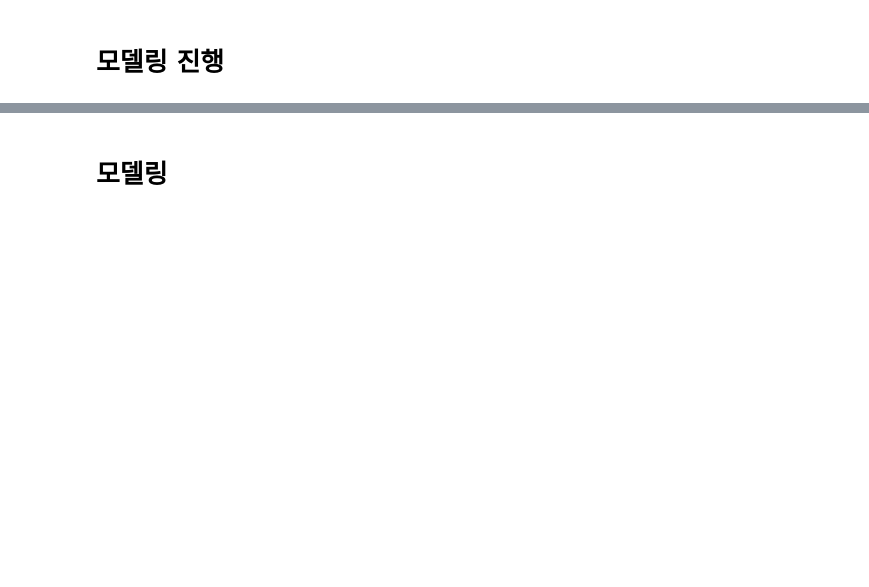
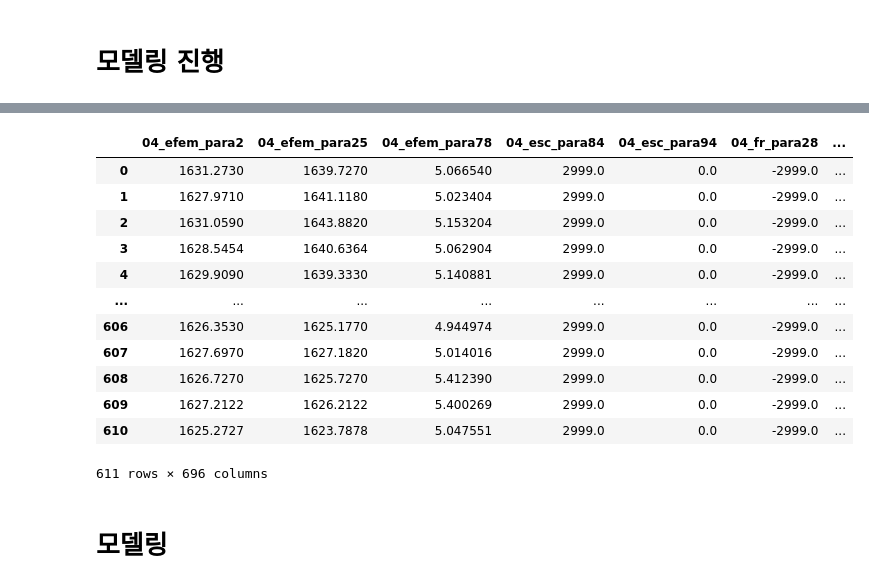
Before and after one commit to teddyroc/dttrain, a Jupyter notebook: 최종.ipynb, the cells around one changed output, grey strips where cells are left out. Cells and saved outputs as stored; diff of their text form; code cells hidden in the pictures; blank space fills up the shorter version.

```diff
--- a/최종.ipynb
+++ b/최종.ipynb
@@ -309,3 +303,19 @@ df_final.head(1)
+# %%
+df_final[COLS]
+# %% [output]
+|  | 04_efem_para2 | 04_efem_para25 | 04_efem_para78 | 04_esc_para84 | 04_esc_para94 | 04_fr_para28 | ... |
+| 0 | 1631.2730 | 1639.7270 | 5.066540 | 2999.0 | 0.0 | -2999.0 | ... |
+| 1 | 1627.9710 | 1641.1180 | 5.023404 | 2999.0 | 0.0 | -2999.0 | ... |
+| 2 | 1631.0590 | 1643.8820 | 5.153204 | 2999.0 | 0.0 | -2999.0 | ... |
+| 3 | 1628.5454 | 1640.6364 | 5.062904 | 2999.0 | 0.0 | -2999.0 | ... |
+| 4 | 1629.9090 | 1639.3330 | 5.140881 | 2999.0 | 0.0 | -2999.0 | ... |
+| ... | ... | ... | ... | ... | ... | ... | ... |
+| 606 | 1626.3530 | 1625.1770 | 4.944974 | 2999.0 | 0.0 | -2999.0 | ... |
+| 607 | 1627.6970 | 1627.1820 | 5.014016 | 2999.0 | 0.0 | -2999.0 | ... |
+| 608 | 1626.7270 | 1625.7270 | 5.412390 | 2999.0 | 0.0 | -2999.0 | ... |
+| 609 | 1627.2122 | 1626.2122 | 5.400269 | 2999.0 | 0.0 | -2999.0 | ... |
+| 610 | 1625.2727 | 1623.7878 | 5.047551 | 2999.0 | 0.0 | -2999.0 | ... |
+611 rows × 696 columns
 # %% [markdown]
 # 모델링
 # %%
```
Also changed, not shown: parts of 31 cells of this notebook.
